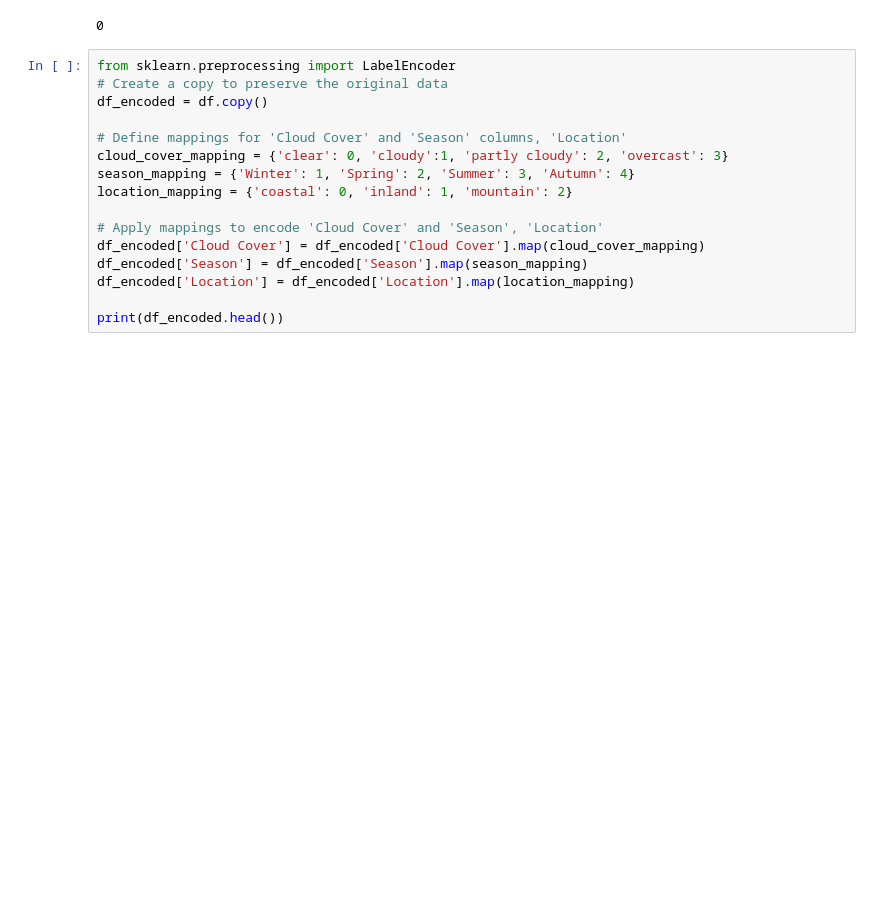
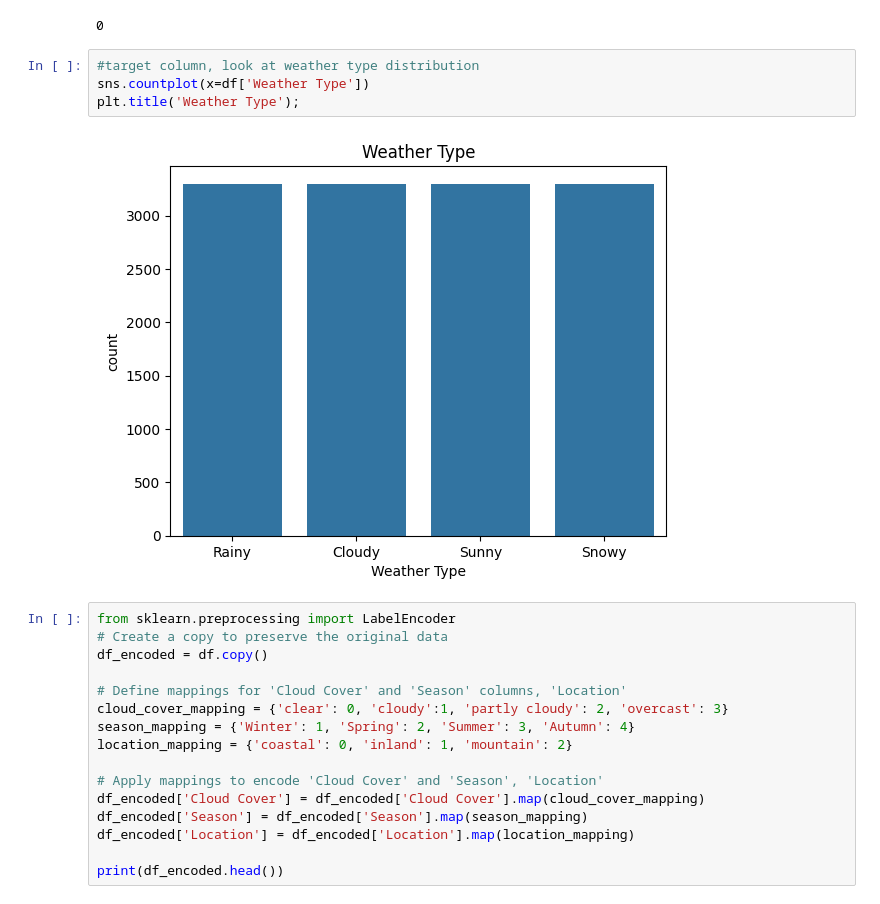
Before and after one commit to summer9/kNN-prediction, a Jupyter notebook: kNN_predictive_analysis.ipynb, the cells around one changed output. Drawn from its saved outputs; the diff is of its cells as text; blank space fills up the shorter version.

```diff
--- a/kNN_predictive_analysis.ipynb
+++ b/kNN_predictive_analysis.ipynb
@@ -83,6 +85,12 @@ df.columns.tolist()
 df.duplicated().sum()
 # %% [output]
 0
+# %%
+#target column, look at weather type distribution
+sns.countplot(x=df['Weather Type'])
+plt.title('Weather Type');
+# %% [output]
+[figure, added]
 # %%
 from sklearn.preprocessing import LabelEncoder
 # Create a copy to preserve the original data
```
Also changed, not shown: parts of 9 cells of this notebook.
